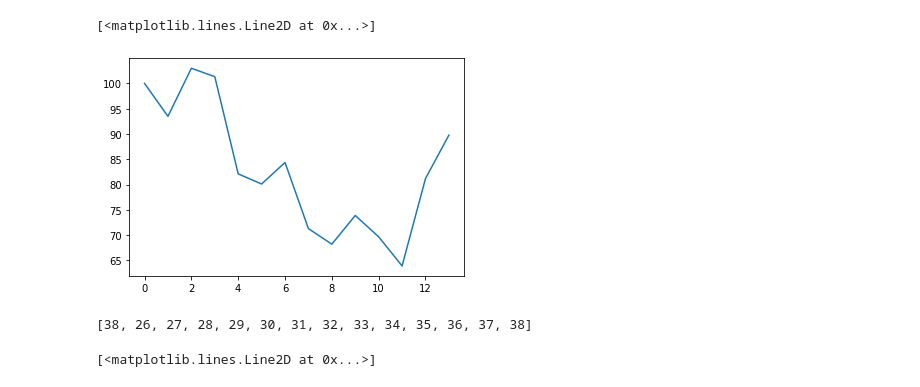
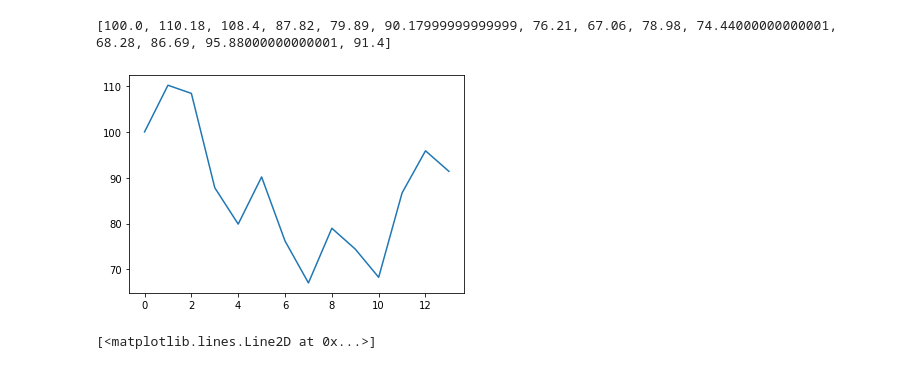
Before and after one commit to lanele73/apm348-project, a Jupyter notebook: betting.ipynb, the cells around one changed output. Saved outputs shown, nothing was run; the diff lists cells and outputs as text; code cells hidden in the pictures.

Commit message:
Re-ran model and updated params

```diff
--- a/betting.ipynb
+++ b/betting.ipynb
@@ -88,44 +88,26 @@ streak_param = saved_params[2]
 # %%
 current = 100.00
 history = [current]
 matchweek = [week_split]
+games_played = week_split
+for name, group in test.groupby("MatchWeek"):
+    for i, row in group.iterrows():
+        home_index = teams_ind[row["HomeTeam"]]
+        away_index = teams_ind[row["AwayTeam"]]
+        result = row["FTR"]
 
-results_dict = {0: "H", 1: "D", 2: "A"}
+        house_odds = np.array([row["B365H"], row["B365D"], row["B365A"]])
+        model_odds = get_odds(params, home_index, away_index)
 
-for i, row in test.iterrows():
-    home_index = teams_ind[row["HomeTeam"]]
-    away_index = teams_ind[row["AwayTeam"]]
-    result = row["FTR"]
-
-    house_odds = np.array([row["B365H"], row["B365D"], row["B365A"]])
-    model_odds = get_odds(params, home_index, away_index)
-
-    kelly = kelly_criterion(house_odds, model_odds)
-    best_bet = np.argmax(kelly)
-
-    if kelly[best_bet] > 0:
-        if kelly[best_bet] > 0.025:
-            kelly[best_bet] = 0.025
-
-        bet = round(current * kelly[best_bet],2)
-
-        current -= bet
-
-        if results_dict[best_bet] == row["FTR"]: # Win the bet
-            current += bet * house_odds[best_bet]
-            current = round(current, 2)
-    if row["MatchWeek"] != matchweek[-1]:
-        history.append(current)
-        matchweek.append(row["MatchWeek"])
-
+        current = place_bet(current, house_odds, model_odds, result)
+    games_played += 1
+    history.append(current)
+    matchweek.append(games_played)
 plt.plot(history)
+print(history)
 # %% [output]
-[<matplotlib.lines.Line2D at 0x...>]
+[100.0, 110.18, 108.4, 87.82, 79.89, 90.17999999999999, 76.21, 67.06, 78.98, 74.44000000000001, 68.28, 86.69, 95.88000000000001, 91.4]
-[figure, old version]
+[figure, new version]
-# %%
-print(matchweek)
-# %% [output]
-[38, 26, 27, 28, 29, 30, 31, 32, 33, 34, 35, 36, 37, 38]
 # %%
 # Simpler model to compare
 
```
Also changed, not shown: parts of 1 cell of this notebook, 15 other files.
